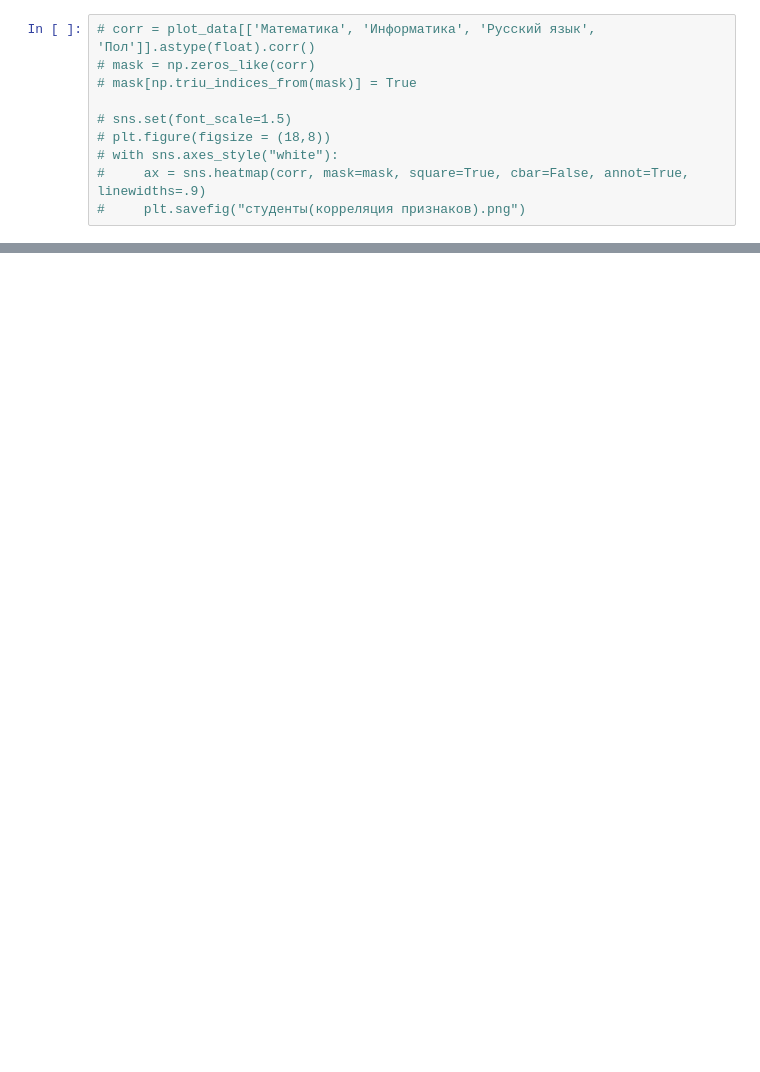
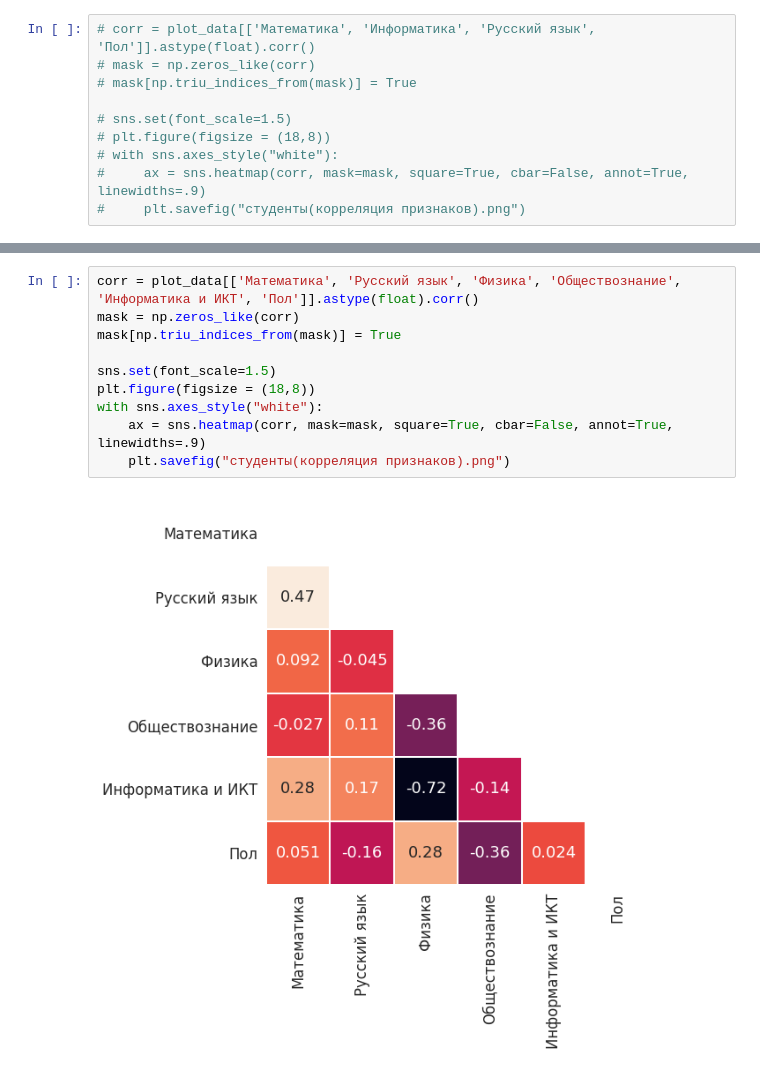
Before and after one commit to KorneychukV/countepropagation-network, a Jupyter notebook: students_analysis.ipynb, the cells around one changed output, grey strips where cells are left out. Saved outputs shown, nothing was run; the diff lists cells and outputs as text; blank space fills up the shorter version.

```diff
--- a/students_analysis.ipynb
+++ b/students_analysis.ipynb
@@ -173,0 +245,12 @@ with sns.axes_style("white"):
+# %%
+corr = plot_data[['Математика', 'Русский язык', 'Физика', 'Обществознание', 'Информатика и ИКТ', 'Пол']].astype(float).corr()
+mask = np.zeros_like(corr)
+mask[np.triu_indices_from(mask)] = True
+
+sns.set(font_scale=1.5)
+plt.figure(figsize = (18,8))
+with sns.axes_style("white"):
+    ax = sns.heatmap(corr, mask=mask, square=True, cbar=False, annot=True, linewidths=.9)
+    plt.savefig("студенты(корреляция признаков).png")
+# %% [output]
+[figure, added]
```
Also changed, not shown: parts of 12 cells of this notebook, 5 other files.
